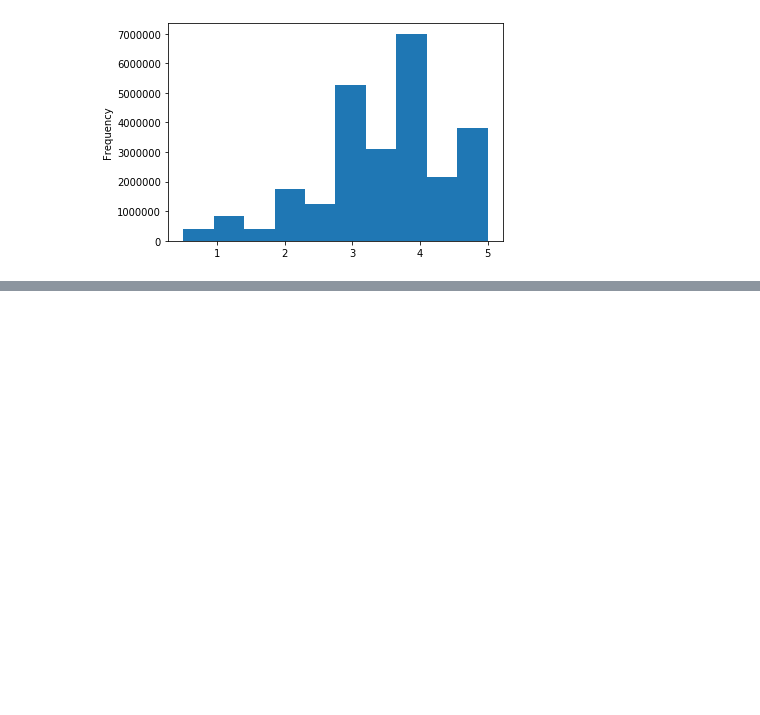
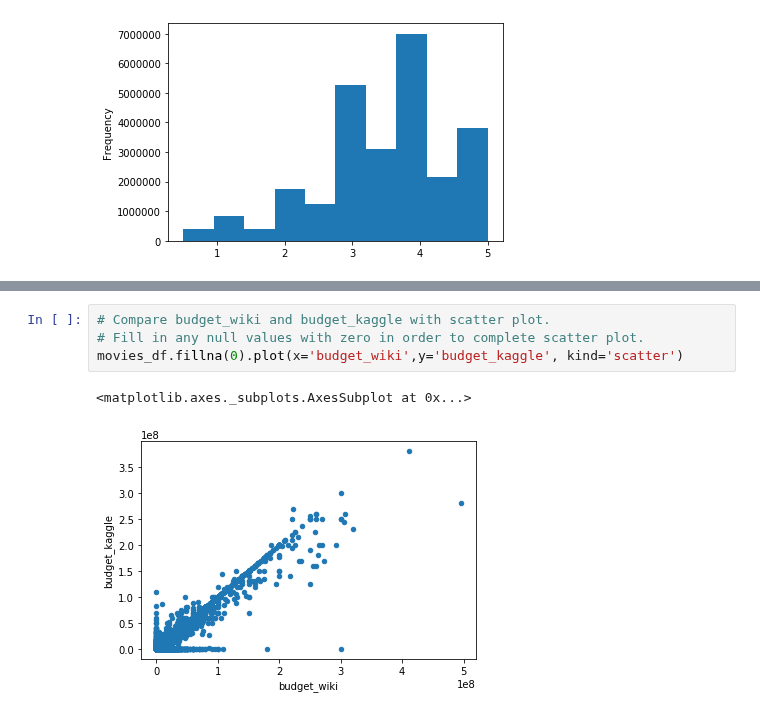
Before and after one commit to Al-Huneidi/Movies_ETL, a Jupyter notebook: Movies.ipynb, the cells around one changed output, grey strips where cells are left out. Drawn from its saved outputs; the diff is of its cells as text; blank space fills up the shorter version.

```diff
--- a/Movies.ipynb
+++ b/Movies.ipynb
@@ -843,0 +898,7 @@ Name: rating, dtype: float64
+# %%
+# Compare budget_wiki and budget_kaggle with scatter plot.
+# Fill in any null values with zero in order to complete scatter plot.
+movies_df.fillna(0).plot(x='budget_wiki',y='budget_kaggle', kind='scatter')
+# %% [output]
+<matplotlib.axes._subplots.AxesSubplot at 0x...>
+[figure, added]
```
Also changed, not shown: parts of 25 cells of this notebook.
